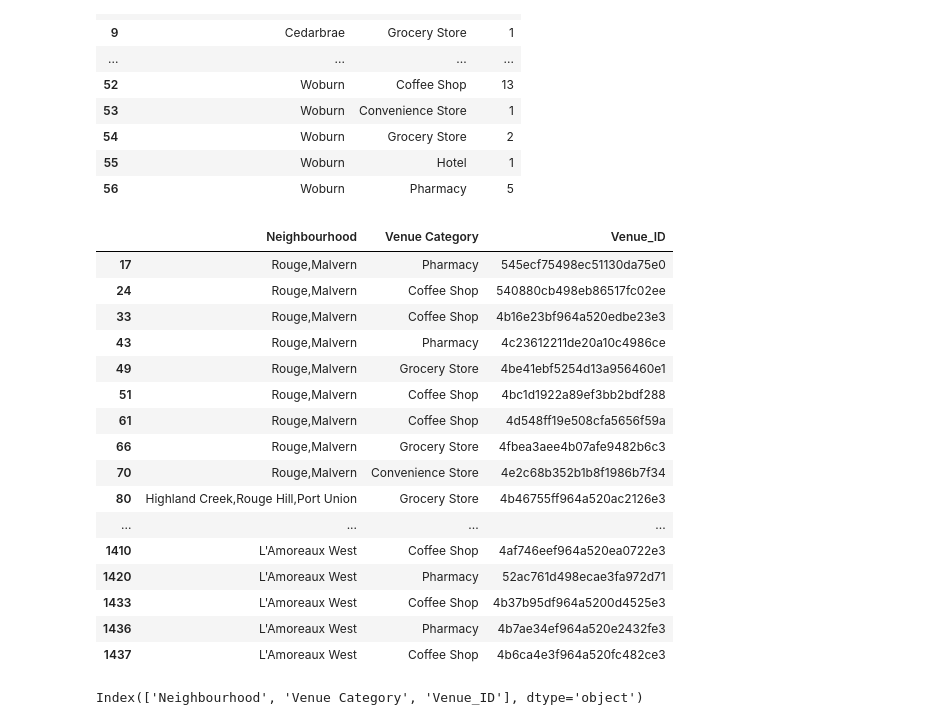
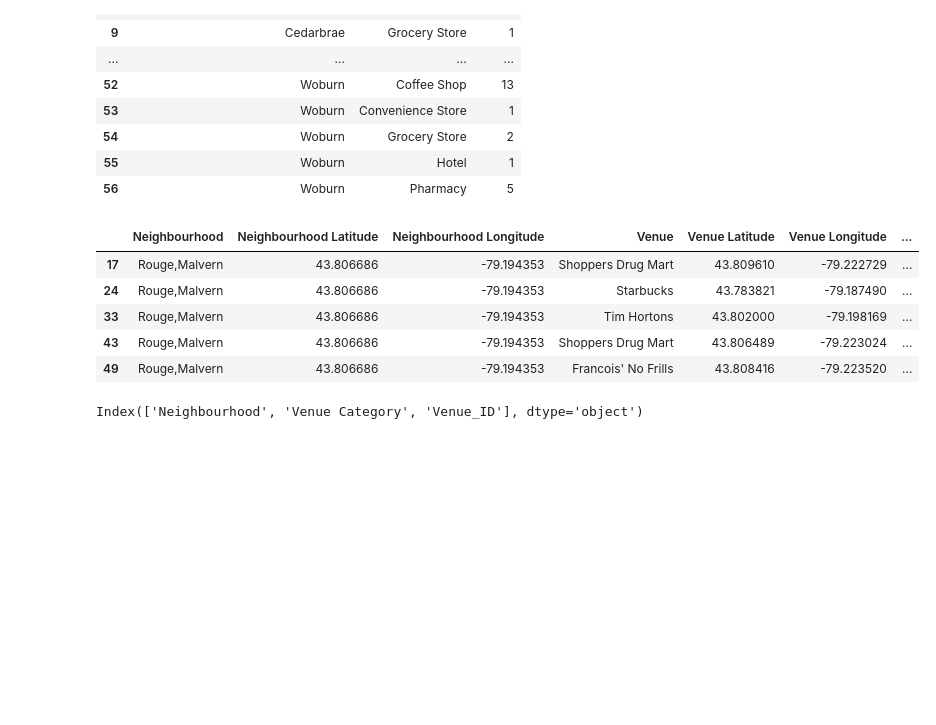
Before and after one commit to ManalChakra/Coursera_Capstone, a Jupyter notebook: Battle of the Boroughs.ipynb, the cells around one changed output. Cells and saved outputs as stored; diff of their text form; code cells hidden in the pictures; blank space fills up the shorter version.

```diff
--- a/Battle of the Boroughs.ipynb
+++ b/Battle of the Boroughs.ipynb
@@ -1022,25 +960,14 @@ jacks_s_venues.groupby( [ "Neighbourhood", "Venue Category"] ).size().to_frame(n
 #let's get rid of the columns we don't really need and just keep nbhd and venue type
 jacks_s_venues.drop(['Neighbourhood Latitude', 'Neighbourhood Longitude', 'Venue Latitude', 'Venue Longitude', 'Venue'], axis=1, inplace=True)
 # %%
-jacks_s_venues
+jacks_s_venues.head()
 # %% [output]
-|  | Neighbourhood | Venue Category | Venue_ID |
-| 17 | Rouge,Malvern | Pharmacy | 545ecf75498ec51130da75e0 |
-| 24 | Rouge,Malvern | Coffee Shop | 540880cb498eb86517fc02ee |
-| 33 | Rouge,Malvern | Coffee Shop | 4b16e23bf964a520edbe23e3 |
-| 43 | Rouge,Malvern | Pharmacy | 4c23612211de20a10c4986ce |
-| 49 | Rouge,Malvern | Grocery Store | 4be41ebf5254d13a956460e1 |
-| 51 | Rouge,Malvern | Coffee Shop | 4bc1d1922a89ef3bb2bdf288 |
-| 61 | Rouge,Malvern | Coffee Shop | 4d548ff19e508cfa5656f59a |
-| 66 | Rouge,Malvern | Grocery Store | 4fbea3aee4b07afe9482b6c3 |
-| 70 | Rouge,Malvern | Convenience Store | 4e2c68b352b1b8f1986b7f34 |
-| 80 | Highland Creek,Rouge Hill,Port Union | Grocery Store | 4b46755ff964a520ac2126e3 |
-| ... | ... | ... | ... |
-| 1410 | L'Amoreaux West | Coffee Shop | 4af746eef964a520ea0722e3 |
-| 1420 | L'Amoreaux West | Pharmacy | 52ac761d498ecae3fa972d71 |
-| 1433 | L'Amoreaux West | Coffee Shop | 4b37b95df964a5200d4525e3 |
-| 1436 | L'Amoreaux West | Pharmacy | 4b7ae34ef964a520e2432fe3 |
-| 1437 | L'Amoreaux West | Coffee Shop | 4b6ca4e3f964a520fc482ce3 |
+|  | Neighbourhood | Neighbourhood Latitude | Neighbourhood Longitude | Venue | Venue Latitude | Venue Longitude | ... |
+| 17 | Rouge,Malvern | 43.806686 | -79.194353 | Shoppers Drug Mart | 43.809610 | -79.222729 | ... |
+| 24 | Rouge,Malvern | 43.806686 | -79.194353 | Starbucks | 43.783821 | -79.187490 | ... |
+| 33 | Rouge,Malvern | 43.806686 | -79.194353 | Tim Hortons | 43.802000 | -79.198169 | ... |
+| 43 | Rouge,Malvern | 43.806686 | -79.194353 | Shoppers Drug Mart | 43.806489 | -79.223024 | ... |
+| 49 | Rouge,Malvern | 43.806686 | -79.194353 | Francois' No Frills | 43.808416 | -79.223520 | ... |
 # %%
 #making sure the new dataframe has the column names so we can work with them later
 jacks_s_venues.columns
```
Also changed, not shown: parts of 11 cells of this notebook.
